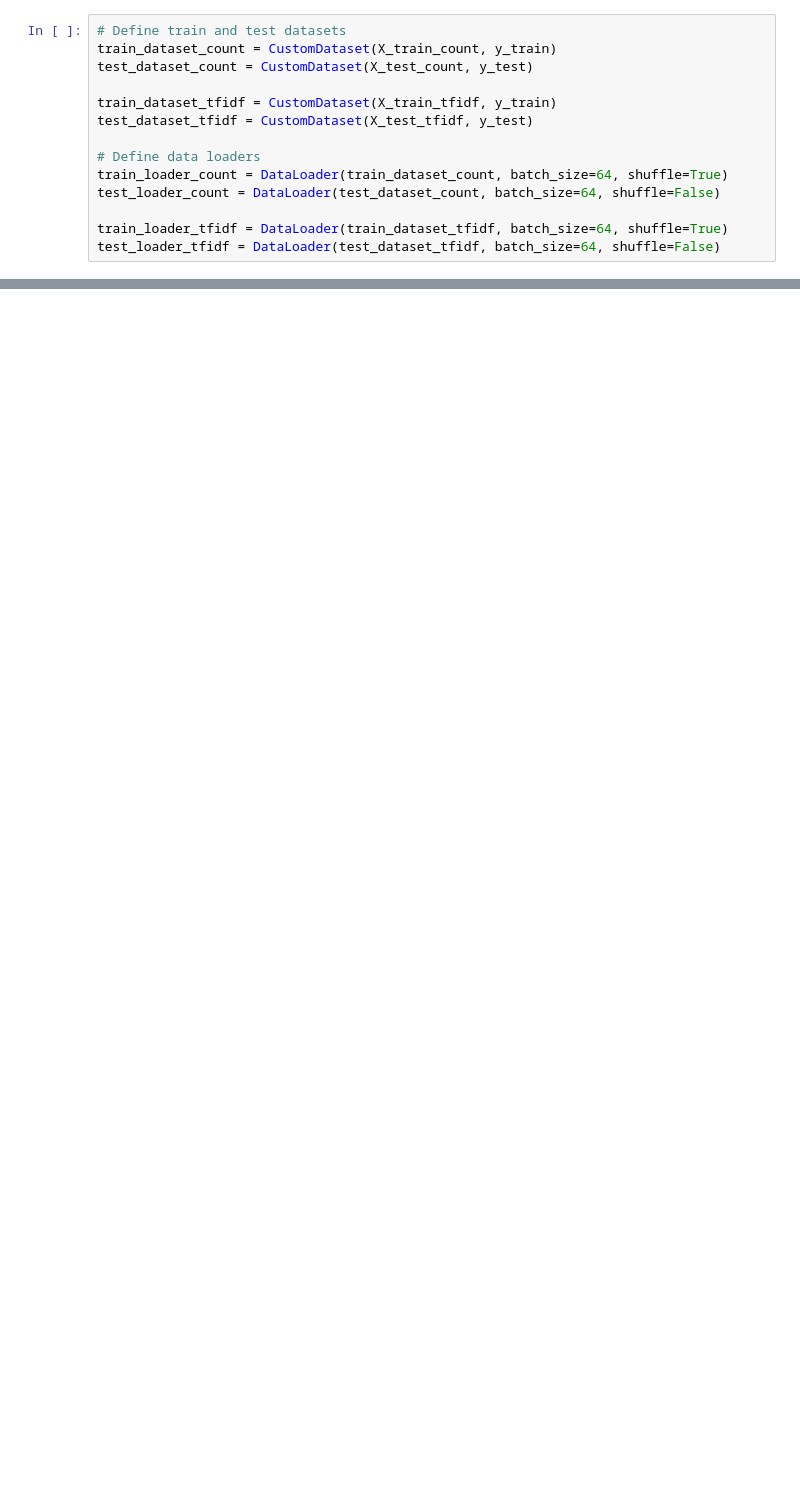
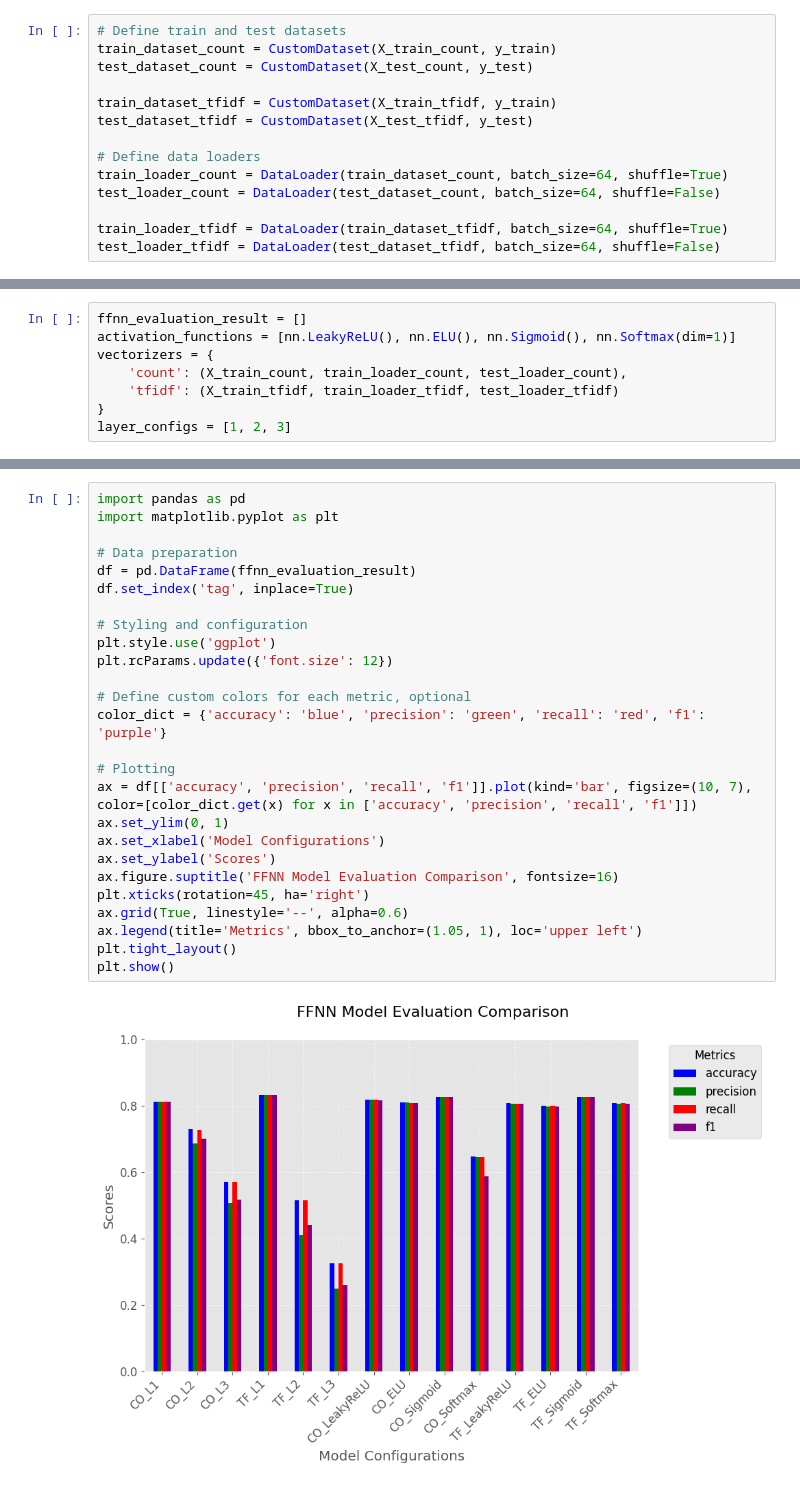
Before and after one commit to mrshokri/DAT-550, a Jupyter notebook: Project/DAT-550.ipynb, the cells around one changed output, grey strips where cells are left out. Drawn from its saved outputs; the diff is of its cells as text; blank space fills up the shorter version.

```diff
--- a/Project/DAT-550.ipynb
+++ b/Project/DAT-550.ipynb
@@ -289,0 +224,8 @@ test_loader_tfidf = DataLoader(test_dataset_tfidf, batch_size=64, shuffle=False)
+# %%
+ffnn_evaluation_result = []
+activation_functions = [nn.LeakyReLU(), nn.ELU(), nn.Sigmoid(), nn.Softmax(dim=1)]
+vectorizers = {
+    'count': (X_train_count, train_loader_count, test_loader_count),
+    'tfidf': (X_train_tfidf, train_loader_tfidf, test_loader_tfidf)
+}
+layer_configs = [1, 2, 3]
@@ -289,0 +307,28 @@ test_loader_tfidf = DataLoader(test_dataset_tfidf, batch_size=64, shuffle=False)
+# %%
+import pandas as pd
+import matplotlib.pyplot as plt
+
+# Data preparation
+df = pd.DataFrame(ffnn_evaluation_result)
+df.set_index('tag', inplace=True)
+
+# Styling and configuration
+plt.style.use('ggplot')
+plt.rcParams.update({'font.size': 12})
+
+# Define custom colors for each metric, optional
+color_dict = {'accuracy': 'blue', 'precision': 'green', 'recall': 'red', 'f1': 'purple'}
+
+# Plotting
+ax = df[['accuracy', 'precision', 'recall', 'f1']].plot(kind='bar', figsize=(10, 7), color=[color_dict.get(x) for x in ['accuracy', 'precision', 'recall', 'f1']])
+ax.set_ylim(0, 1)
+ax.set_xlabel('Model Configurations')
+ax.set_ylabel('Scores')
+ax.figure.suptitle('FFNN Model Evaluation Comparison', fontsize=16)
+plt.xticks(rotation=45, ha='right')
+ax.grid(True, linestyle='--', alpha=0.6)
+ax.legend(title='Metrics', bbox_to_anchor=(1.05, 1), loc='upper left')
+plt.tight_layout()
+plt.show()
+# %% [output]
+[figure, added]
```
Also changed, not shown: parts of 43 cells of this notebook, 9 other files.
